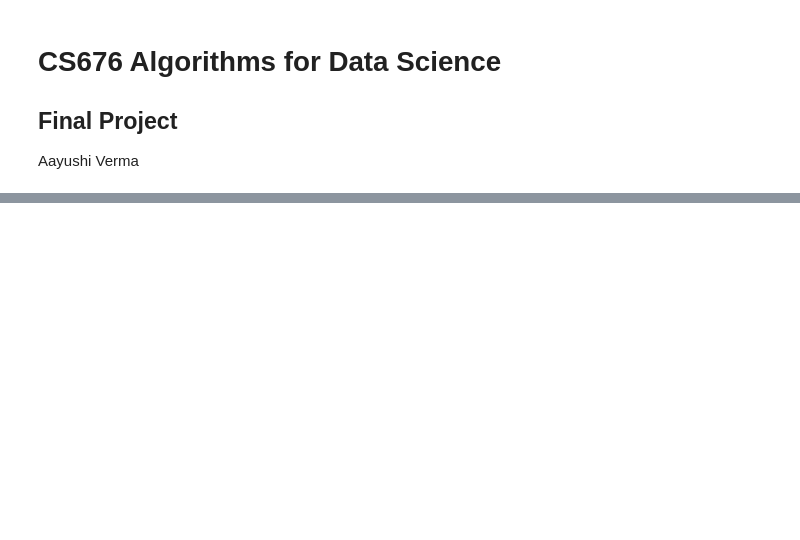
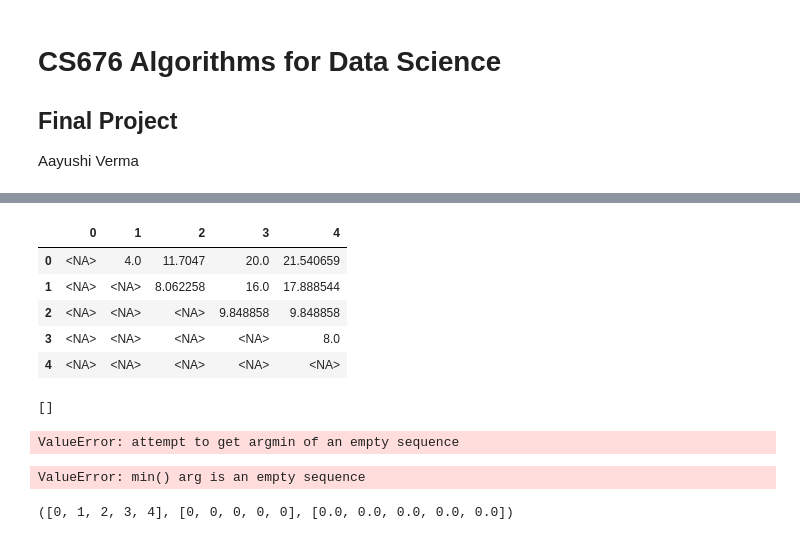
Before and after one commit to awesomecosmos/CS676-Algorithms-For-Data-Science, a Jupyter notebook: Final Project/final_project.ipynb, the cells around one changed output, grey strips where cells are left out. Drawn from its saved outputs; the diff is of its cells as text; code cells hidden in the pictures; blank space fills up the shorter version.

```diff
--- a/Final Project/final_project.ipynb
+++ b/Final Project/final_project.ipynb
@@ -155,0 +236,3 @@ df7
+# %%
+df2.drop(new_cluster[0],axis=1,inplace=True)
+df2
@@ -155,0 +344,32 @@ df7
+# %%
+def min_value_location(df):
+    try:
+        row_idx_of_min_values_in_df = df.idxmin(axis=0,numeric_only=True).values.tolist()
+    except:
+        pass
+    try:
+        col_idx_of_min_values_in_df = df.idxmin(axis=1,numeric_only=True).values.tolist()
+    except:
+        pass
+    lst_of_min_values_in_df = df.min(numeric_only=True).values.tolist()
+    min_value = min(lst_of_min_values_in_df)
+    idx_of_min_value = lst_of_min_values_in_df.index(min_value)
+    idx_of_min_row_in_df = row_idx_of_min_values_in_df[idx_of_min_value]
+    idx_of_min_col_in_df = col_idx_of_min_values_in_df[idx_of_min_value]
+    new_cluster_location = [idx_of_min_row_in_df,int(idx_of_min_col_in_df)]
+    return new_cluster_location, min_value
+
+def initialize_cluster(df, distance_measure='l2'):
+    df2 = []
+    for i in range(len(df)):
+        given_point = df.iloc[i]
+
+        if distance_measure == 'l2':
+            df2.append(l2(given_point,df['x'],df['y']))
+        else:
+            # dummy clause for now
+            df2.append(l2(given_point,df['x'],df['y']))
+
+    df2 = pd.DataFrame(np.triu(df2))
+    df2.replace(0, pd.NA, inplace=True)
+    return df2
@@ -155,0 +385,30 @@ df7
+# %%
+df2 = initialize_cluster(df, distance_measure='l2')
+df2
+# %% [output]
+|  | 0 | 1 | 2 | 3 | 4 |
+| 0 | <NA> | 4.0 | 11.7047 | 20.0 | 21.540659 |
+| 1 | <NA> | <NA> | 8.062258 | 16.0 | 17.888544 |
+| 2 | <NA> | <NA> | <NA> | 9.848858 | 9.848858 |
+| 3 | <NA> | <NA> | <NA> | <NA> | 8.0 |
+| 4 | <NA> | <NA> | <NA> | <NA> | <NA> |
+# %%
+df2.idxmin(axis=0,numeric_only=True).values.tolist()
+# %% [output]
+[]
+# %%
+df2.idxmin(axis=1,numeric_only=True).values.tolist()
+# %% [output]
+ValueError: attempt to get argmin of an empty sequence
+# %%
+new_cluster_location, min_value = min_value_location(df2)
+new_cluster_location, min_value
+# %% [output]
+ValueError: min() arg is an empty sequence
+# %%
+row_idx_of_min_values_in_df = df2.idxmin(axis=0,numeric_only=True).values.tolist()
+col_idx_of_min_values_in_df = df2.idxmin(axis=1,numeric_only=True).values.tolist()
+lst_of_min_values_in_df = df2.min(numeric_only=True).values.tolist()
+row_idx_of_min_values_in_df, col_idx_of_min_values_in_df, lst_of_min_values_in_df
+# %% [output]
+([0, 1, 2, 3, 4], [0, 0, 0, 0, 0], [0.0, 0.0, 0.0, 0.0, 0.0])
```
Also changed, not shown: parts of 27 cells of this notebook, 1 other file.
